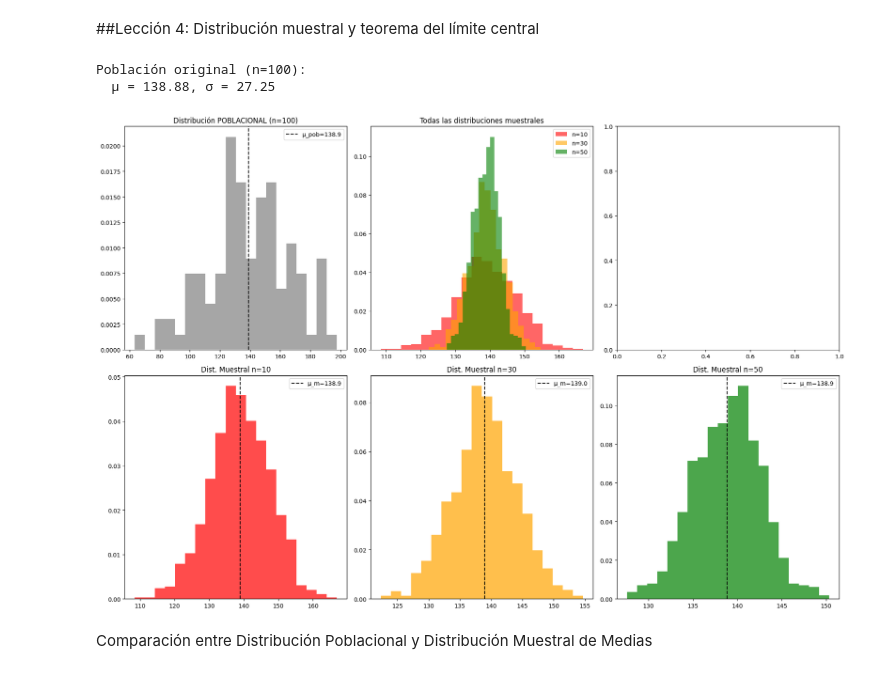
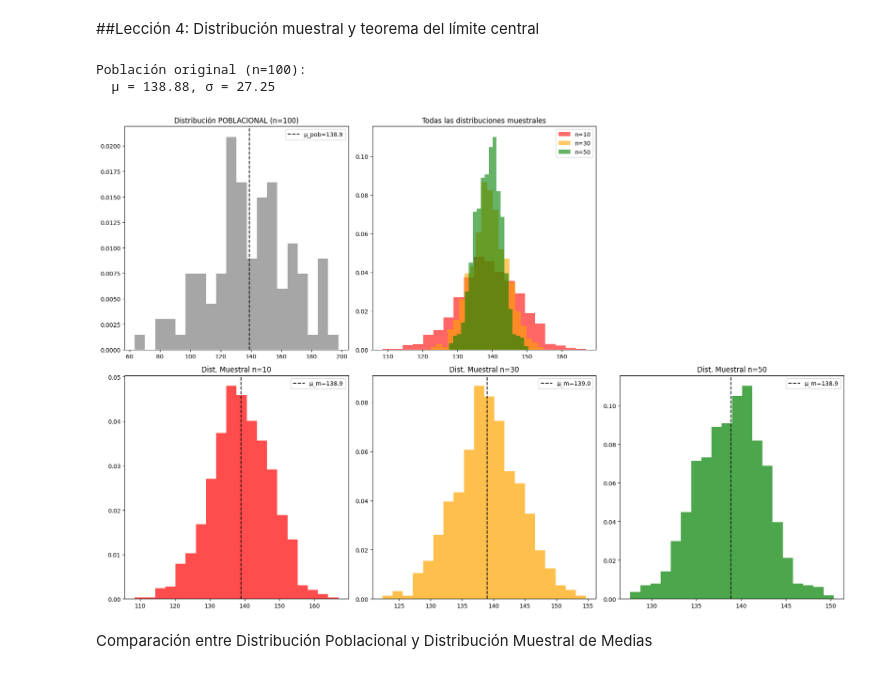
Before and after one commit to luisleonb/Proyecto-Modulo-5-ABP, a Jupyter notebook: Proyecto_M5_Luis_León.ipynb, the cells around one changed output. Saved outputs shown, nothing was run; the diff lists cells and outputs as text; code cells hidden in the pictures.

```diff
--- a/Proyecto_M5_Luis_León.ipynb
+++ b/Proyecto_M5_Luis_León.ipynb
@@ -69,7 +69,7 @@ data = {
     'edad': np.random.randint(18,25, n_estudiantes),
     'consumo_agua': np.random.normal(3, 1, n_estudiantes).clip(0.5),
     'nivel_estres': np.random.choice(['Bajo', 'Medio', 'Alto'], n_estudiantes, p=[0.2, 0.5, 0.3]),
-    'carrera': np.random.choice(['Ingeniería', 'Salud', 'Artes', 'Leyes'], n_estudiantes, p=[0.3, 0.3, 0.1, 0.3]),
+    'carrera': np.random.choice(['Ingenieria', 'Salud', 'Artes', 'Leyes'], n_estudiantes, p=[0.3, 0.3, 0.1, 0.3]),
     'genero': np.random.choice(['Masculino', 'Femenino', 'Otro'], n_estudiantes, p=[0.45, 0.50, 0.05]),
     'frecuencia_comida_rapida': np.random.choice(['Nunca', '1-2 veces por semana', '+3 veces por semana'], n_estudiantes, p=[0.3, 0.4, 0.3]),
     'calidad_sueño': np.random.choice(['Buena', 'Regular', 'Mala'], n_estudiantes, p=[0.3, 0.4, 0.3])
@@ -180,23 +180,3 @@ dot.edge('NA', 'NA_L', label=f'{p_bajo_not_a:.2f}')
 dot
 # %% [output]
 [drawing not drawn]
-# %%
-# Codificar ordinales
-df['estres_num'] = df['nivel_estres'].map({'Bajo':1, 'Medio':2, 'Alto':3})
-df['sueño_num'] = df['calidad_sueño'].map({'Buena':1, 'Regular':2, 'Mala':3})
-df['comida_num'] = df['frecuencia_comida_rapida'].map({'Nunca':1, '1-2 veces por semana':2, '+3 veces por semana':3})
-
-# Todas numéricas
-vars_todas = ['minutos_ejercicio', 'horas_sueño', 'edad', 'consumo_agua',
-              'estres_num', 'sueño_num', 'comida_num']
-df_num = df[vars_todas]
-
-plt.figure(figsize=(10, 8))
-sns.heatmap(df_num.corr(), annot=True, cmap='RdBu_r', center=0,
-            square=True, fmt='.2f', cbar_kws={'shrink':0.8})
-plt.title('Correlación Pearson Completa\n(Ordinales codificadas numéricamente)')
-plt.xticks(rotation=45, ha='right')
-plt.yticks(rotation=0)
-plt.tight_layout()
-plt.savefig('pearson_completa.png', dpi=300)
-plt.show()
@@ -427,34 +405,35 @@ axes[0,0].set_title('Distribución POBLACIONAL (n=100)')
 axes[0,0].legend()
 
 # 2. Distribuciones muestrales por tamaño
 medias_muestrales = {}
 for idx, n_muestra in enumerate(tam_muestras):
     medias = []
     for _ in range(1000):  # 1000 remuestras
         muestra = np.random.choice(poblacion, n_muestra)
         medias.append(muestra.mean())
 
     medias_muestrales[n_muestra] = np.array(medias)
 
     # Gráfico
     axes[0,1].hist(medias, bins=20, density=True, alpha=0.6,
                    color=colores[idx], label=f'n={n_muestra}')
     axes[1,idx].hist(medias, bins=20, density=True, alpha=0.7, color=colores[idx])
     axes[1,idx].axvline(np.mean(medias), color='black', linestyle='--',
                        label=f'μ_m={np.mean(medias):.1f}')
     axes[1,idx].set_title(f'Dist. Muestral n={n_muestra}')
     axes[1,idx].legend()
 
 axes[0,1].set_title('Todas las distribuciones muestrales')
 axes[0,1].legend()
 
+fig.delaxes(axes[0,2])
 plt.tight_layout()
 plt.savefig('tlc_leccion4.png', dpi=300, bbox_inches='tight')
 plt.show()
 # %% [output]
 Población original (n=100):
   μ = 138.88, σ = 27.25
-[figure, old version]
+[figure, new version]
 # %% [markdown]
 Comparación entre Distribución Poblacional y Distribución Muestral de Medias
 # %%
```
Also changed, not shown: parts of 20 cells of this notebook.
